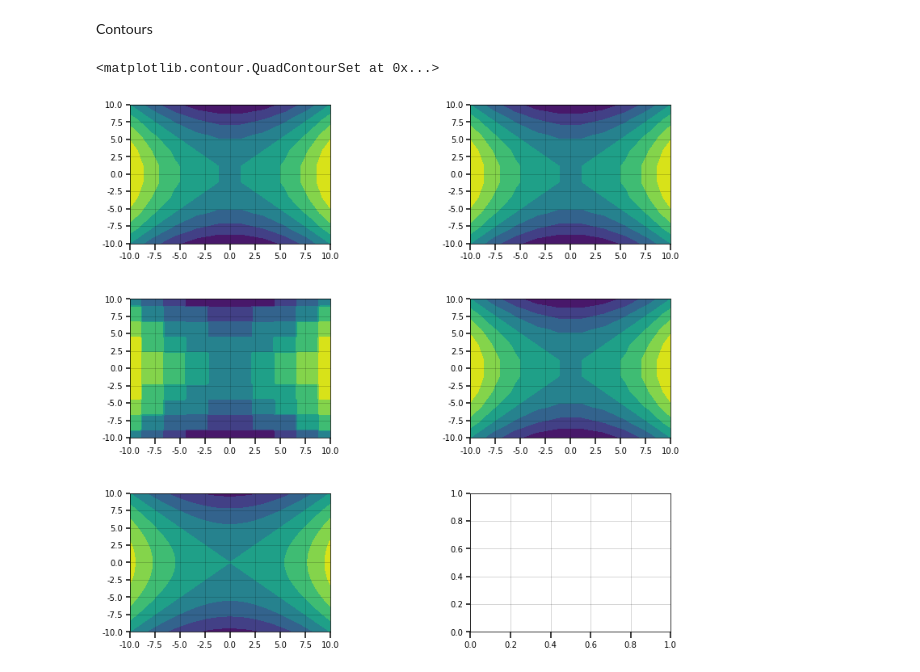
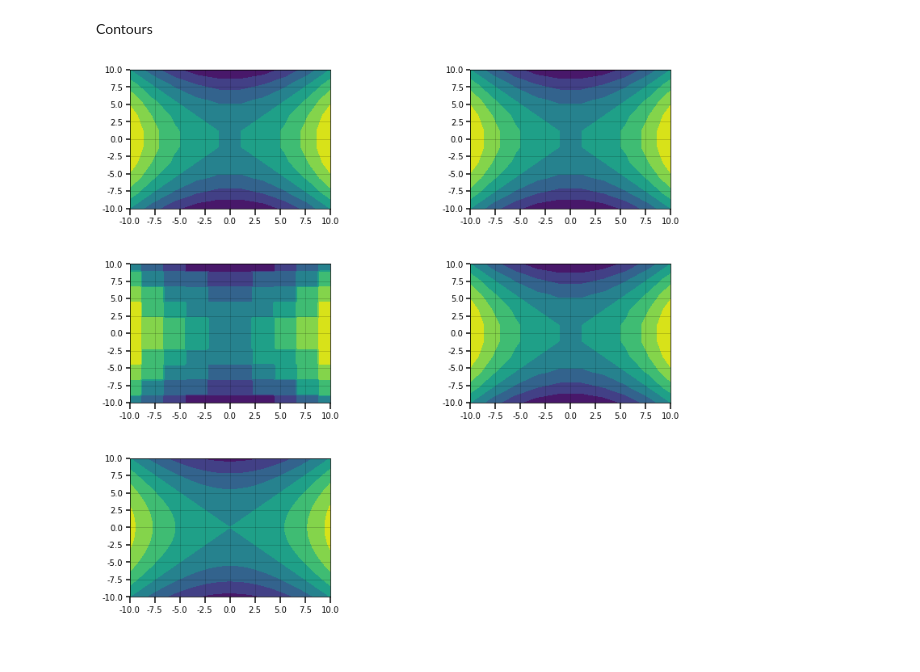
Before and after one commit to denglert/manuals, a Jupyter notebook: python/modules/matplotlib/notebooks/interpolate.ipynb, the cells around one changed output. Saved outputs shown, nothing was run; the diff lists cells and outputs as text; code cells hidden in the pictures.

Commit message:
matplotlib delete an axis; interpolate notebook upd

```diff
--- a/python/modules/matplotlib/notebooks/interpolate.ipynb
+++ b/python/modules/matplotlib/notebooks/interpolate.ipynb
@@ -115,11 +115,11 @@ Contours
 # %%
 f,axes = plt.subplots(nrows=3, ncols=2, figsize=(12,12))
 a = axes.flatten()
 a[0].contourf(x, y, Z)
 a[1].contourf(xi, yi, zi_mlab_linear)
 a[2].contourf(xi, yi, zi_scipy_nearest)
 a[3].contourf(xi, yi, zi_scipy_linear)
 a[4].contourf(xi, yi, zi_scipy_cubic)
+f.delaxes(a[5])
 # %% [output]
-<matplotlib.contour.QuadContourSet at 0x...>
-[figure, old version]
+[figure, new version]
```
Also changed, not shown: 1 other file.
